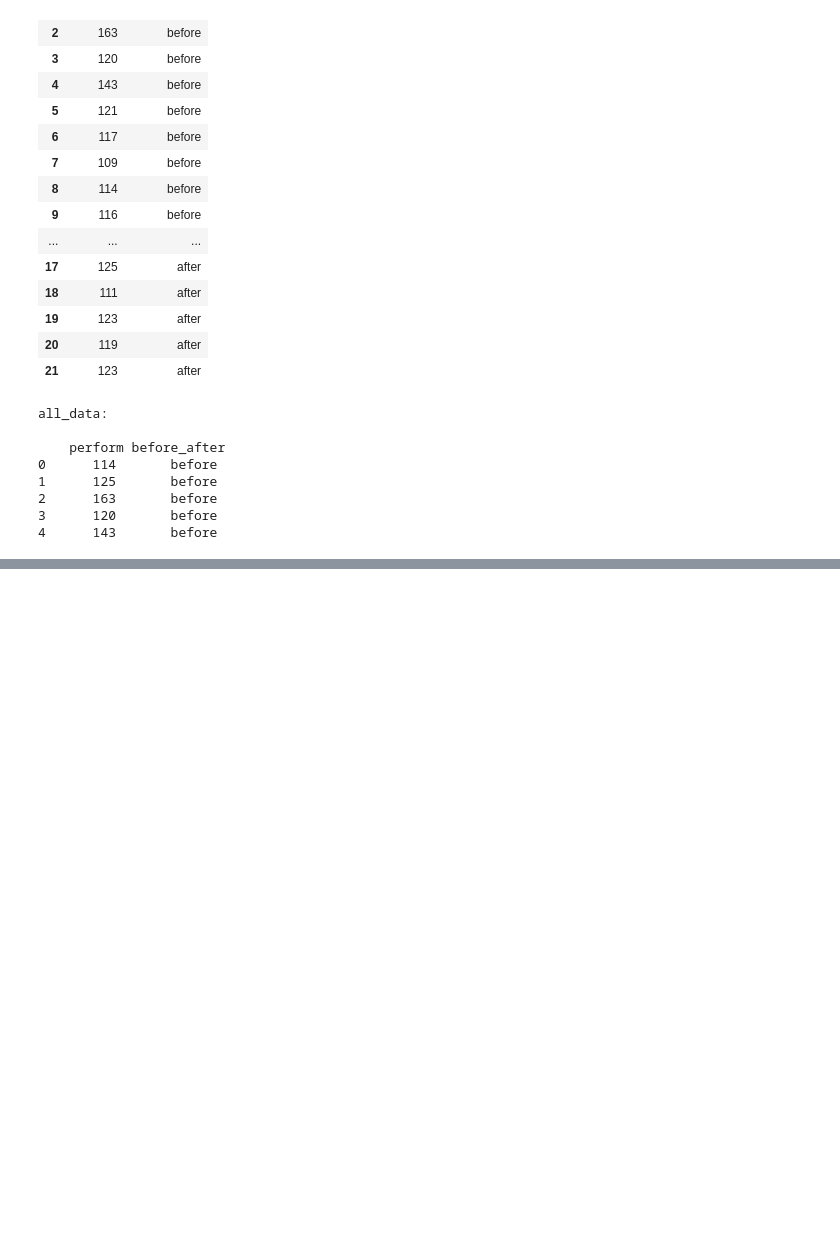
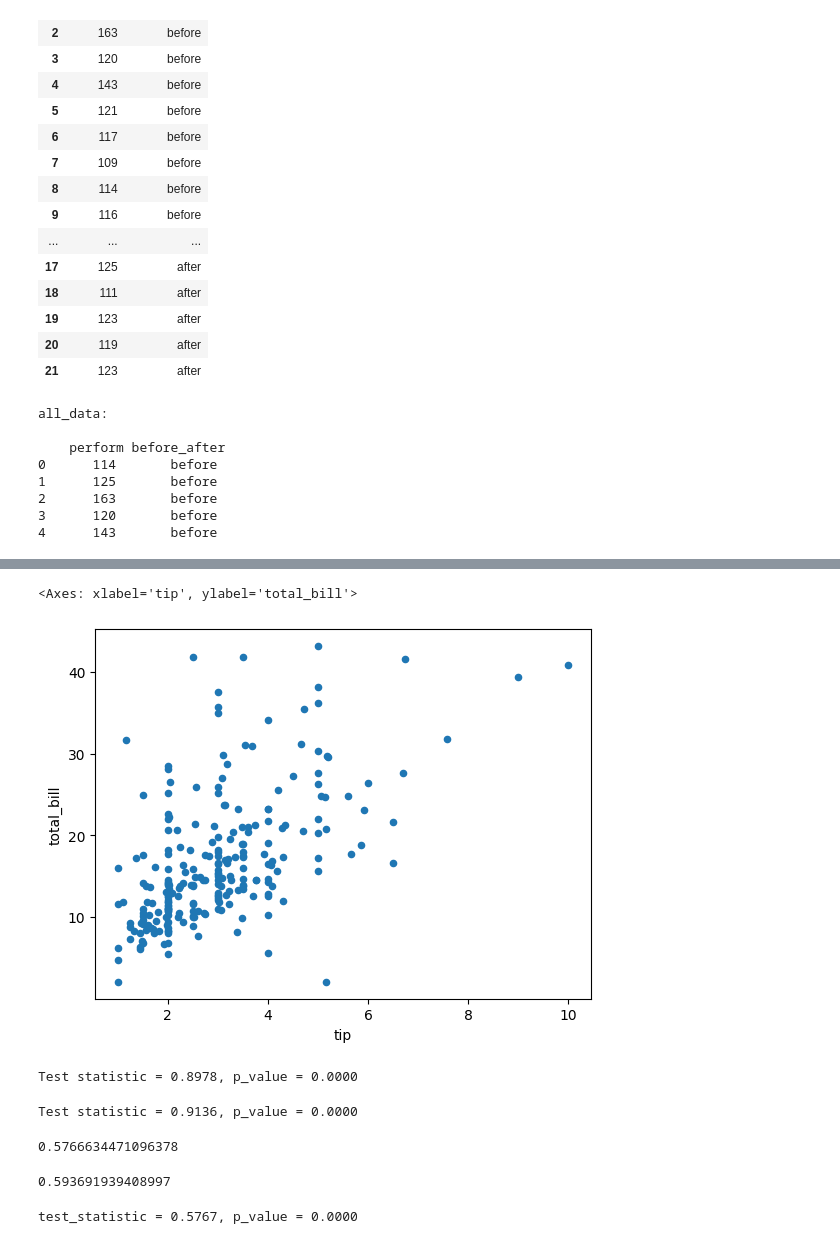
Before and after one commit to Huxoo/python_and_datascience, a Jupyter notebook: 4.Statistics for data science.ipynb, the cells around one changed output, grey strips where cells are left out. Drawn from its saved outputs; the diff is of its cells as text; code cells hidden in the pictures; blank space fills up the shorter version.

Commit message:
i examined various test and example

```diff
--- a/4.Statistics for data science.ipynb
+++ b/4.Statistics for data science.ipynb
@@ -477,0 +585,4 @@ plt.show()
+# %%
+tips = sns.load_dataset('tips')
+df = tips.copy()
+df.head()
@@ -477,0 +596,3 @@ plt.show()
+# %%
+df["total_bill"] = df["total_bill"] - df["tip"]
+df.head()
@@ -477,0 +606,36 @@ plt.show()
+# %%
+df.plot.scatter("tip", "total_bill")
+# %% [output]
+<Axes: xlabel='tip', ylabel='total_bill'>
+[figure, added]
+# %%
+# correlation assmuption check
+
+test_statistic, p_value = shapiro(df["tip"])
+print("Test statistic = %.4f, p_value = %.4f" % (test_statistic, p_value))
+# %% [output]
+Test statistic = 0.8978, p_value = 0.0000
+# %%
+test_statistic, p_value = shapiro(df["total_bill"])
+print("Test statistic = %.4f, p_value = %.4f" % (test_statistic, p_value))
+# %% [output]
+Test statistic = 0.9136, p_value = 0.0000
+# %%
+# correlation coefficient hypothesis test
+
+df["tip"].corr(df["total_bill"])
+# %% [output]
+0.5766634471096378
+# %%
+df["tip"].corr(df["total_bill"], method = "spearman")
+# %% [output]
+0.593691939408997
+# %%
+# test of correlation significance
+
+from scipy.stats import pearsonr
+
+test_statistic, p_value = pearsonr(df["tip"], df["total_bill"])
+print("test_statistic = %.4f, p_value = %.4f" % (test_statistic, p_value))
+# %% [output]
+test_statistic = 0.5767, p_value = 0.0000
```
Also changed, not shown: parts of 20 cells of this notebook.
